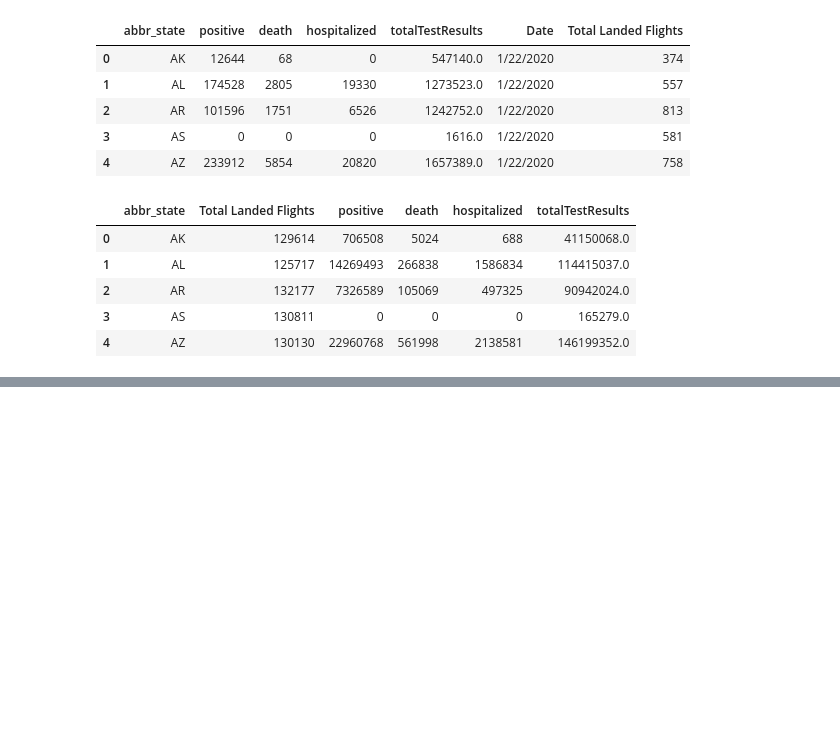
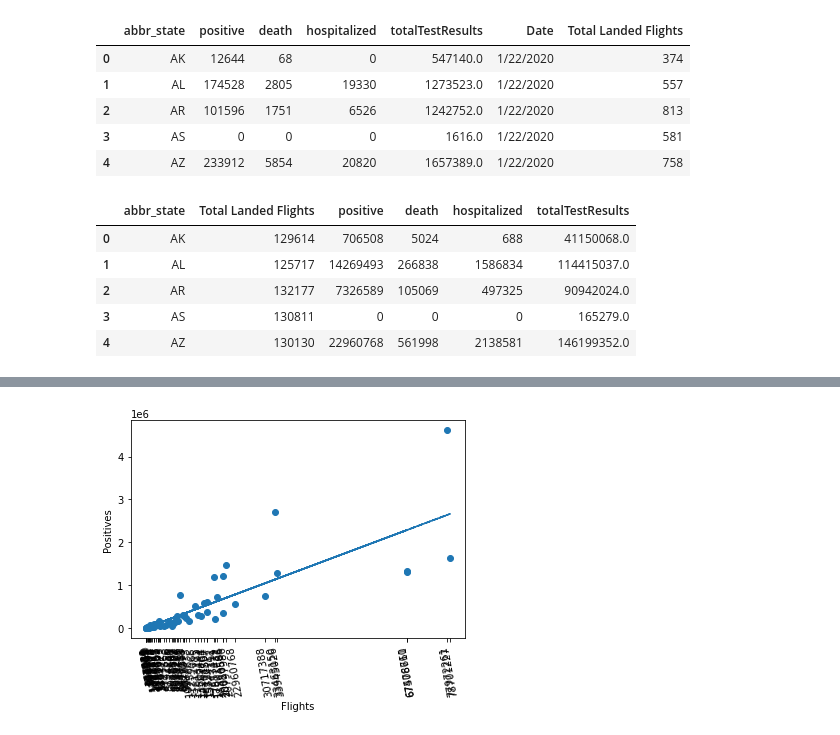
Before and after one commit to MersedehSP/Covid_Analyzer, a Jupyter notebook: Fake_Data_Visualizations.ipynb, the cells around one changed output, grey strips where cells are left out. Saved outputs shown, nothing was run; the diff lists cells and outputs as text; code cells hidden in the pictures; blank space fills up the shorter version.

```diff
--- a/Fake_Data_Visualizations.ipynb
+++ b/Fake_Data_Visualizations.ipynb
@@ -31,0 +41,14 @@ total_df.head()
+# %%
+fl_slope, fl_int, fl_r, fl_p, fl_std_err = stats.linregress(flights, positive)
+fl_fit = fl_slope * flights + fl_int
+
+flights = total_df.iloc[:,2]
+positive = total_df.iloc[:,3]
+plt.scatter(flights,positive)
+plt.plot(flights,fl_fit,"--")
+plt.xticks(flights, rotation=100)
+plt.xlabel('Flights')
+plt.ylabel('Positives')
+plt.show()
+# %% [output]
+[figure, added]
```
Also changed, not shown: parts of 6 cells of this notebook.
